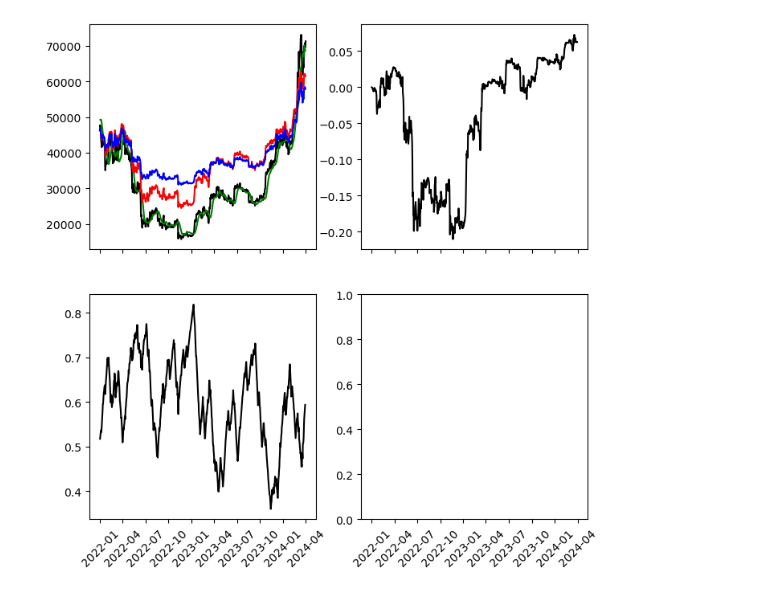
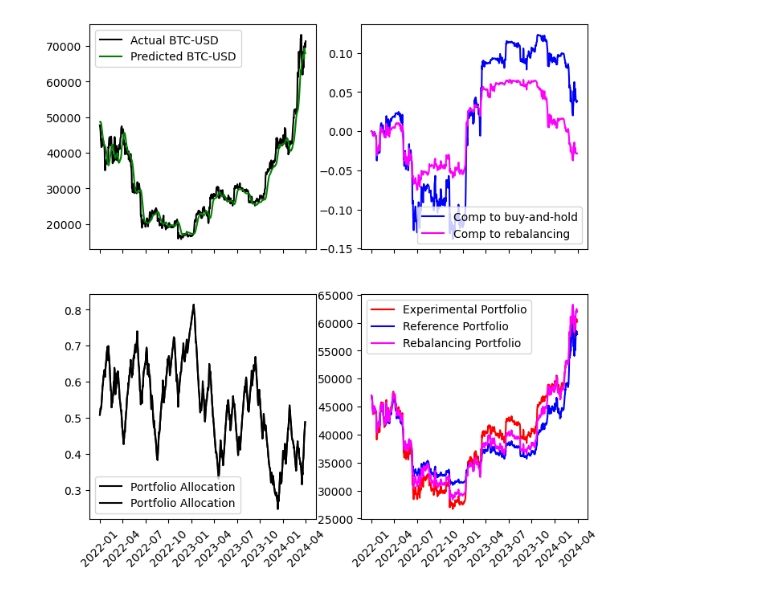
Before and after one commit to ArtemChemist/crypto, a Jupyter notebook: test clases.ipynb, the cells around one changed output. Cells and saved outputs as stored; diff of their text form; code cells hidden in the pictures.

Commit message:
implemented rebalancing

```diff
--- a/test clases.ipynb
+++ b/test clases.ipynb
@@ -111,6 +163,13 @@ ref_portfolio.update_transactions(ticker='BTC',
                                 qty = 0.5,
                                 transaction_date=(date_from - tmpdelta(days=1)),
                                 note = 'Initial deposit' )
+
+rebal_portfolio = Portfolio(origination_date=(date_from - tmpdelta(days=1)),
+                         initial_deposit= 0.5* BTC.price_on_date(date_from - tmpdelta(days=1)))
+rebal_portfolio.update_transactions(ticker='BTC',
+                                qty = 0.5,
+                                transaction_date=(date_from - tmpdelta(days=1)),
+                                note = 'Initial deposit' )
 # %%
 #pred_df = naive_LSTM.predict_batch(data_to_process = BTC.history['close'].loc[val_idx[0]-tmpdelta(days=14):])
 # %%
@@ -162,25 +228,32 @@ ref_portfolio.update_value(up_to=pred_df.index[-1])
 # %%
 # Plot the results
 fig, ax = plt.subplots(2, 2, sharex = True)
 fig.set_figheight(8)
 fig.set_figwidth(8)
 actual_df = BTC.history.loc[first_date:]
-ax[0,0].plot(actual_df.index, actual_df['close'], color = 'black', label = 'Actual')
-ax[0,0].plot(pred_df.index, pred_df['Predicted price'], color = 'green', label = 'Predicted')
-ax[0,0].plot(my_portfolio.value.index, my_portfolio.value['value'], color = 'red', label = 'Experimental Portfolio')
-ax[0,0].plot(ref_portfolio.value.index, ref_portfolio.value['value'], color = 'blue', label = 'Reference Portfolio')
+ax[0,0].plot(actual_df.index, actual_df['close'], color = 'black', label = 'Actual BTC-USD')
+ax[0,0].plot(pred_df.index, pred_df['Predicted price'], color = 'green', label = 'Predicted BTC-USD')
+ax[0,0].legend()
 for tick in ax[0,0].get_xticklabels():
         tick.set_rotation(45)
 
-ax[0,1].plot(my_portfolio.value.index, (my_portfolio.value['value'] - ref_portfolio.value['value'])/ref_portfolio.value['value'], color = 'black', label = 'ROI')
+ax[0,1].plot(my_portfolio.value.index, (my_portfolio.value['value'] - ref_portfolio.value['value'])/ref_portfolio.value['value'], color = 'blue', label = 'Comp to buy-and-hold')
+ax[0,1].plot(my_portfolio.value.index, (my_portfolio.value['value'] - rebal_portfolio.value['value'])/rebal_portfolio.value['value'], color = 'magenta', label = 'Comp to rebalancing')
+ax[0,1].legend()
 for tick in ax[0,1].get_xticklabels():
         tick.set_rotation(45)
 
 ax[1,0].plot(ref_portfolio.value.index[:-1], alloc, color = 'black', label = 'Portfolio Allocation')
+#ax[1,0].plot(rebal_portfolio.value.index[:-1], alloc, color = 'black', label = 'Portfolio Allocation')
+ax[1,0].legend()
 for tick in ax[1,0].get_xticklabels():
         tick.set_rotation(45)
 
+ax[1,1].plot(my_portfolio.value.index, my_portfolio.value['value'], color = 'red', label = 'Experimental Portfolio')
+ax[1,1].plot(ref_portfolio.value.index, ref_portfolio.value['value'], color = 'blue', label = 'Reference Portfolio')
+ax[1,1].plot(rebal_portfolio.value.index, rebal_portfolio.value['value'], color = 'magenta', label = 'Rebalancing Portfolio')
+ax[1,1].legend()
 for tick in ax[1,1].get_xticklabels():
         tick.set_rotation(45)
 # %% [output]
-[figure, old version]
+[figure, new version]
```
Also changed, not shown: parts of 5 cells of this notebook, 1 other file.
